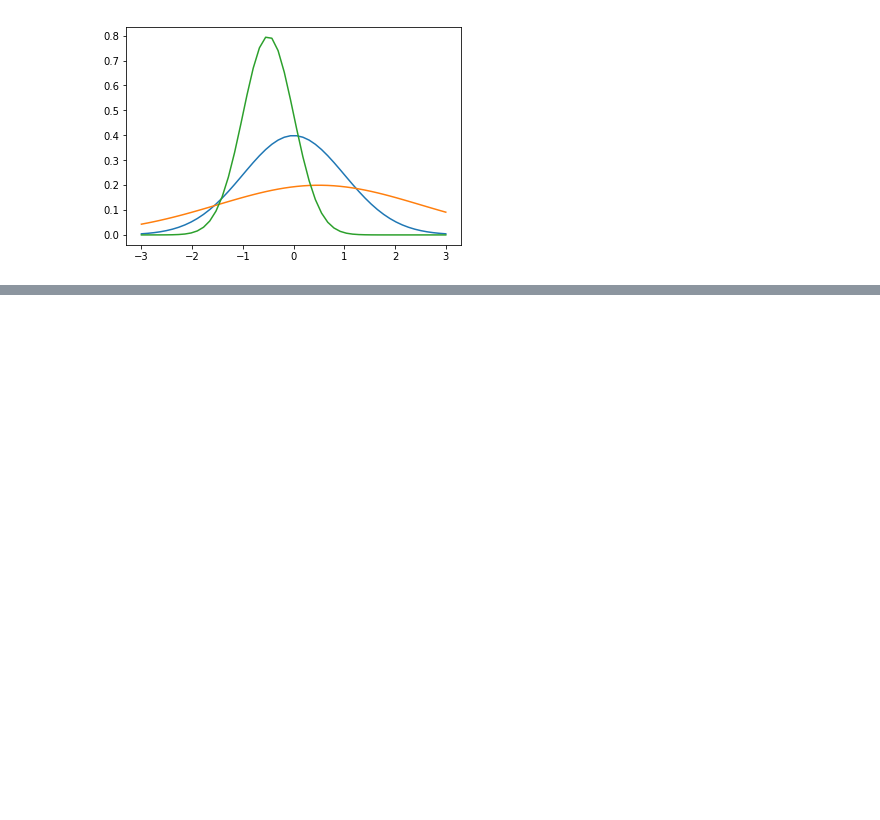
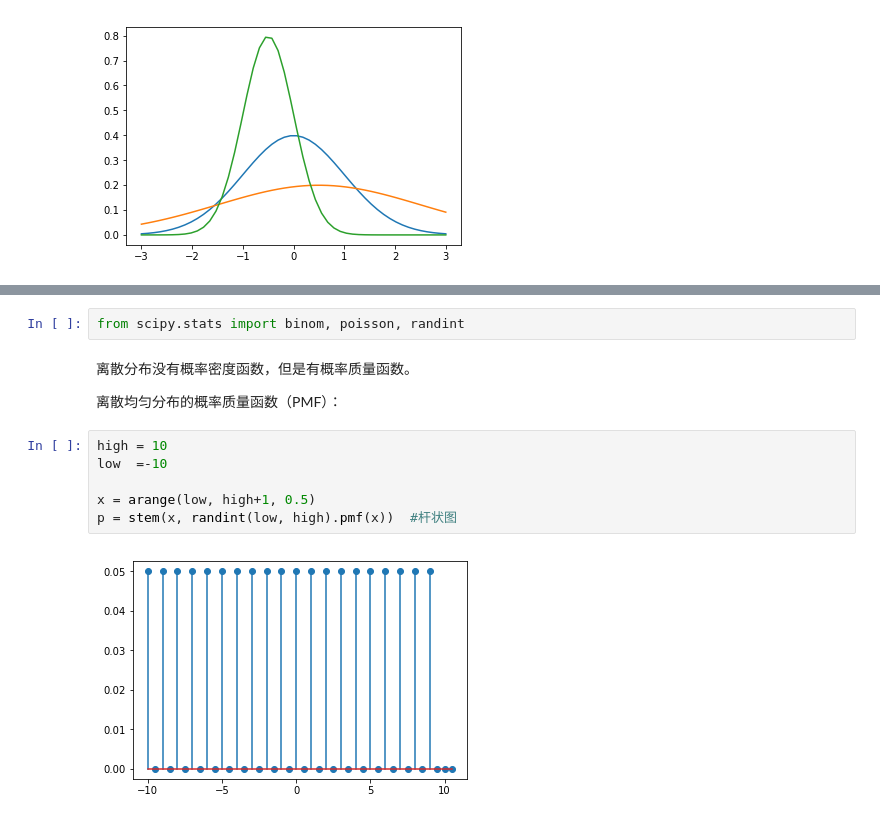
Before and after one commit to koral5408/notes-python, a Jupyter notebook: 04-scipy/04.03 概率统计方法.ipynb, the cells around one changed output, grey strips where cells are left out. Drawn from its saved outputs; the diff is of its cells as text; blank space fills up the shorter version.

```diff
--- a/04-scipy/04.03 概率统计方法.ipynb
+++ b/04-scipy/04.03 概率统计方法.ipynb
@@ -162,0 +213,14 @@ p = plot(x, norm(loc=-0.5, scale=.5).pdf(x))
+# %%
+from scipy.stats import binom, poisson, randint
+# %% [markdown]
+离散分布没有概率密度函数，但是有概率质量函数。
+
+离散均匀分布的概率质量函数（PMF）：
+# %%
+high = 10
+low  =-10
+
+x = arange(low, high+1, 0.5)
+p = stem(x, randint(low, high).pmf(x))  #杆状图
+# %% [output]
+[figure, added]
```
Also changed, not shown: parts of 54 cells of this notebook.
